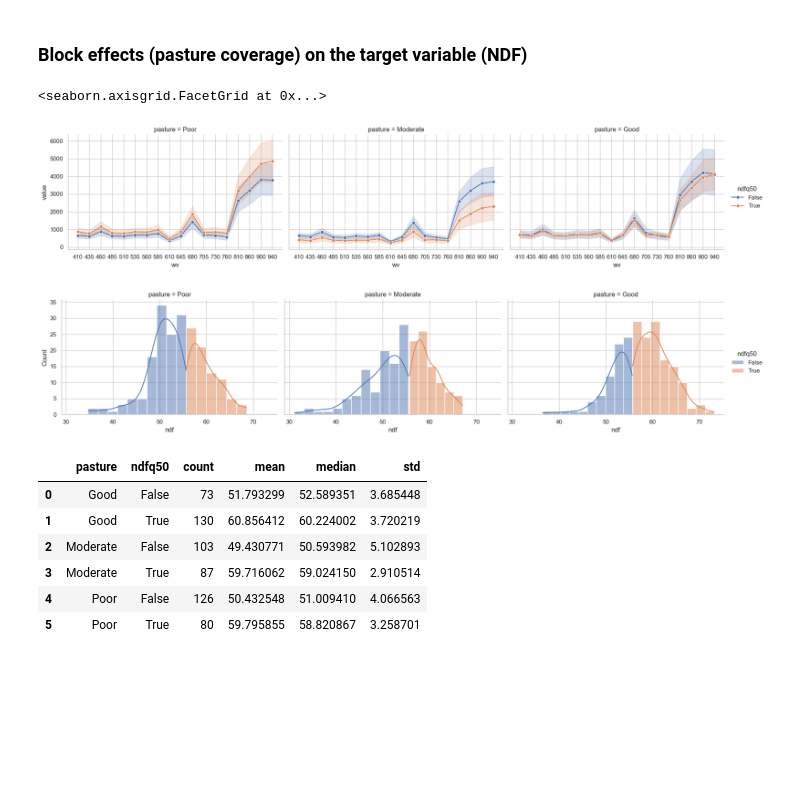
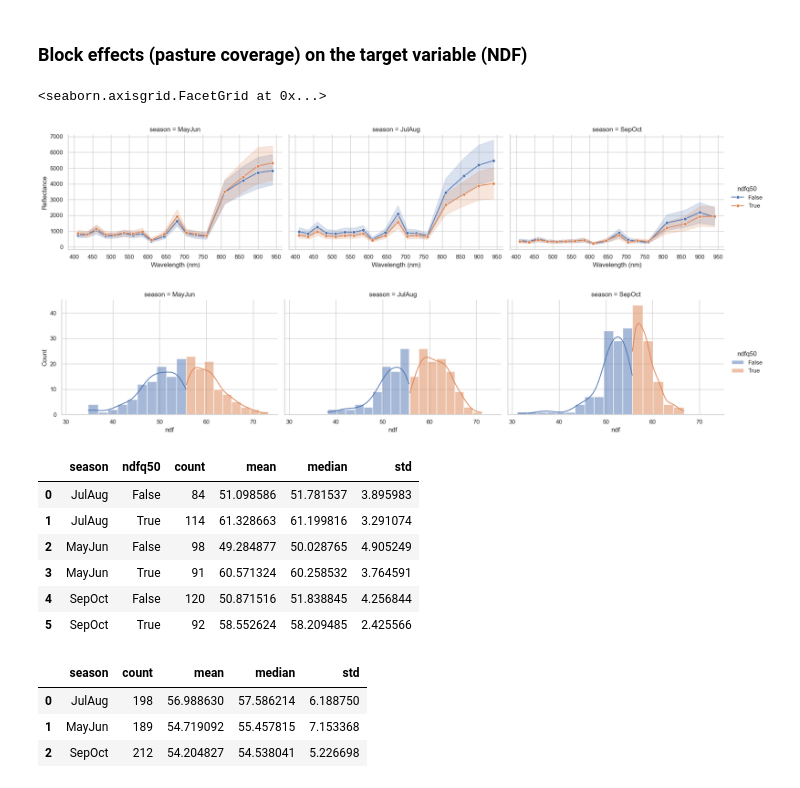
Before and after one commit to Niche-Lab/modeling-guide, a Jupyter notebook: data/visualization.ipynb, the cells around one changed output. Cells and saved outputs as stored; diff of their text form; code cells hidden in the pictures; blank space fills up the shorter version.

```diff
--- a/data/visualization.ipynb
+++ b/data/visualization.ipynb
@@ -39,0 +9,4 @@ data_long.head()
+# %%
+loader = SpectralData()
+data = loader.data
+data_long = loader.tidy()
@@ -76,24 +78,30 @@ Text(0.5, 0, 'PC1 (97.12% variance of 18 wavelengths)')
 params_facet = {"aspect": 1.5, "height": 4}
 params_hist = {"kde": True, "binwidth": 2}
 order_pasture = ["Poor", "Moderate", "Good"]
+order_season = ["MayJun", "JulAug", "SepOct"]
+# %%
+data_long["wv"] = data_long["wv"].astype(int)
 # %%
 g = sns.FacetGrid(data_long,
-    col="pasture", col_order=order_pasture, hue="ndfq50",
+    col="season", col_order=order_season, hue="ndfq50",
     **params_facet)
 g.map(sns.lineplot, "wv", "value", marker="o")
 g.add_legend()
+g.set(xticks=[i for i in range(400, 1000, 50)])
+g.set_xlabels("Wavelength (nm)")
+g.set_ylabels("Reflectance")
+
 g = sns.FacetGrid(data,
-    col="pasture", col_order=order_pasture,
+    col="season", col_order=order_season,
     hue="ndfq50", **params_facet)
 g.map(sns.histplot, "ndf", **params_hist)
 g.add_legend()
 # %% [output]
 <seaborn.axisgrid.FacetGrid at 0x...>
-[figure, old version]
+[figure, new version]
-[figure, old version]
+[figure, new version]
 # %%
-# summarize, groupby pasture and ndf_bin for counts, mean, median, std
-data_grouped = data.groupby(["pasture", "ndfq50"]).agg(
+data_grouped = data.groupby(["season", "ndfq50"]).agg(
     count=("id", "count"),
     mean=("ndf", "mean"),
     median=("ndf", "median"),
@@ -101,10 +109,23 @@ data_grouped = data.groupby(["pasture", "ndfq50"]).agg(
 ).reset_index()
 data_grouped
 # %% [output]
-|  | pasture | ndfq50 | count | mean | median | std |
-| 0 | Good | False | 73 | 51.793299 | 52.589351 | 3.685448 |
-| 1 | Good | True | 130 | 60.856412 | 60.224002 | 3.720219 |
-| 2 | Moderate | False | 103 | 49.430771 | 50.593982 | 5.102893 |
-| 3 | Moderate | True | 87 | 59.716062 | 59.024150 | 2.910514 |
-| 4 | Poor | False | 126 | 50.432548 | 51.009410 | 4.066563 |
-| 5 | Poor | True | 80 | 59.795855 | 58.820867 | 3.258701 |
+|  | season | ndfq50 | count | mean | median | std |
+| 0 | JulAug | False | 84 | 51.098586 | 51.781537 | 3.895983 |
+| 1 | JulAug | True | 114 | 61.328663 | 61.199816 | 3.291074 |
+| 2 | MayJun | False | 98 | 49.284877 | 50.028765 | 4.905249 |
+| 3 | MayJun | True | 91 | 60.571324 | 60.258532 | 3.764591 |
+| 4 | SepOct | False | 120 | 50.871516 | 51.838845 | 4.256844 |
+| 5 | SepOct | True | 92 | 58.552624 | 58.209485 | 2.425566 |
+# %%
+data_grouped = data.groupby(["season"]).agg(
+    count=("id", "count"),
+    mean=("ndf", "mean"),
+    median=("ndf", "median"),
+    std=("ndf", "std")
+).reset_index()
+data_grouped
+# %% [output]
+|  | season | count | mean | median | std |
+| 0 | JulAug | 198 | 56.988630 | 57.586214 | 6.188750 |
+| 1 | MayJun | 189 | 54.719092 | 55.457815 | 7.153368 |
+| 2 | SepOct | 212 | 54.204827 | 54.538041 | 5.226698 |
```
Also changed, not shown: parts of 9 cells of this notebook, 5 other files.
